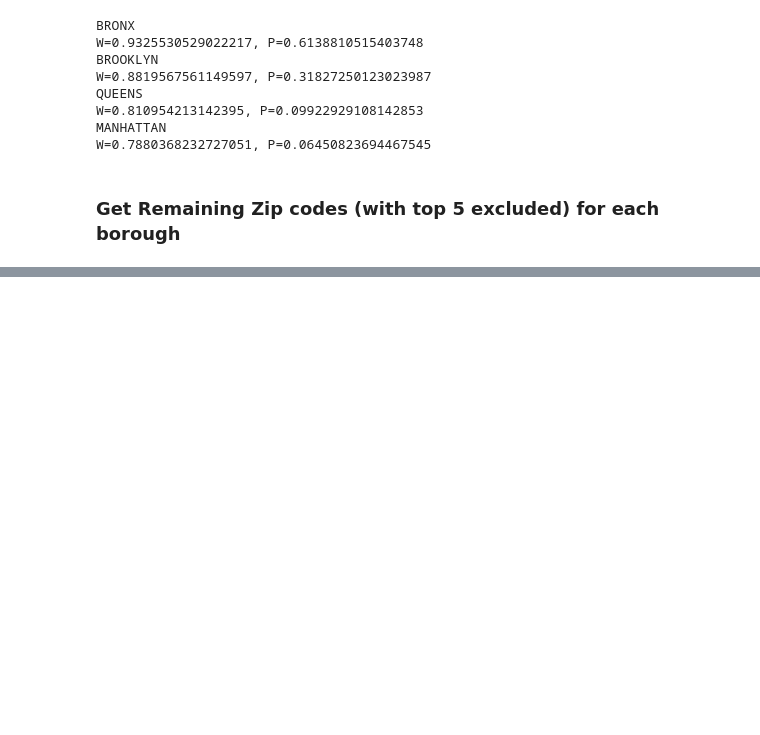
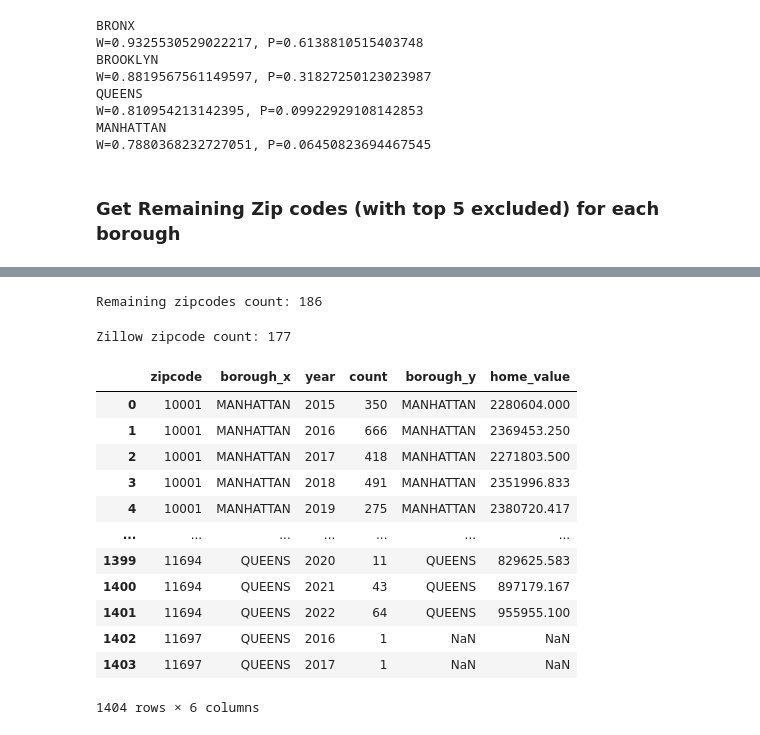
Before and after one commit to hpuma/Airbnb_Rental_Project, a Jupyter notebook: stats/Zillow_home_value_mapped_zipcode_cumulative.ipynb, the cells around one changed output, grey strips where cells are left out. Cells and saved outputs as stored; diff of their text form; code cells hidden in the pictures; blank space fills up the shorter version.

Commit message:
Created remaining zipcode data, saving cumulative notebook progress

```diff
--- a/stats/Zillow_home_value_mapped_zipcode_cumulative.ipynb
+++ b/stats/Zillow_home_value_mapped_zipcode_cumulative.ipynb
@@ -285,0 +225,29 @@ Borough=MANHATTAN
+# %%
+remaining_zipcode_count = pd.read_csv("./zipcode_data/nyc_remaining_zipcode_count.csv")
+# %%
+print("Remaining zipcodes count:", len(remaining_zipcode_count["zipcode"].unique().tolist()))
+# %% [output]
+Remaining zipcodes count: 186
+# %%
+print("Zillow zipcode count:", len(zillow_home_value["zipcode"].unique().tolist()))
+# %% [output]
+Zillow zipcode count: 177
+# %%
+merge_cols = ["year", "zipcode"]
+remaining_mapped = pd.merge(remaining_zipcode_count, zillow_home_value,  how='left', left_on=merge_cols, right_on=merge_cols)
+# %%
+remaining_mapped
+# %% [output]
+|  | zipcode | borough_x | year | count | borough_y | home_value |
+| 0 | 10001 | MANHATTAN | 2015 | 350 | MANHATTAN | 2280604.000 |
+| 1 | 10001 | MANHATTAN | 2016 | 666 | MANHATTAN | 2369453.250 |
+| 2 | 10001 | MANHATTAN | 2017 | 418 | MANHATTAN | 2271803.500 |
+| 3 | 10001 | MANHATTAN | 2018 | 491 | MANHATTAN | 2351996.833 |
+| 4 | 10001 | MANHATTAN | 2019 | 275 | MANHATTAN | 2380720.417 |
+| ... | ... | ... | ... | ... | ... | ... |
+| 1399 | 11694 | QUEENS | 2020 | 11 | QUEENS | 829625.583 |
+| 1400 | 11694 | QUEENS | 2021 | 43 | QUEENS | 897179.167 |
+| 1401 | 11694 | QUEENS | 2022 | 64 | QUEENS | 955955.100 |
+| 1402 | 11697 | QUEENS | 2016 | 1 | NaN | NaN |
+| 1403 | 11697 | QUEENS | 2017 | 1 | NaN | NaN |
+1404 rows × 6 columns
```
Also changed, not shown: parts of 2 cells of this notebook, 2 other files.
